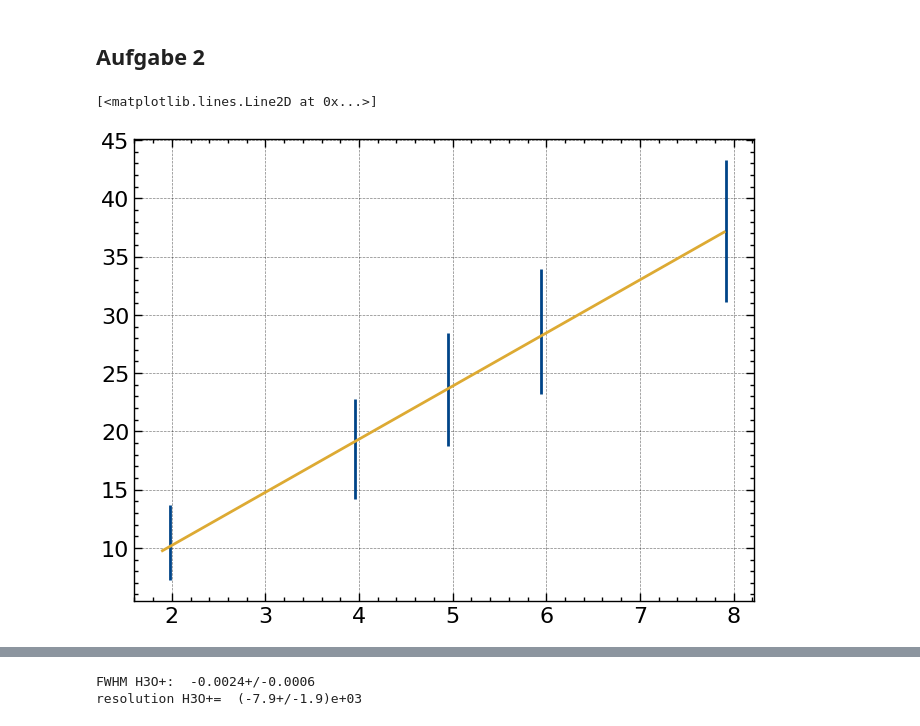
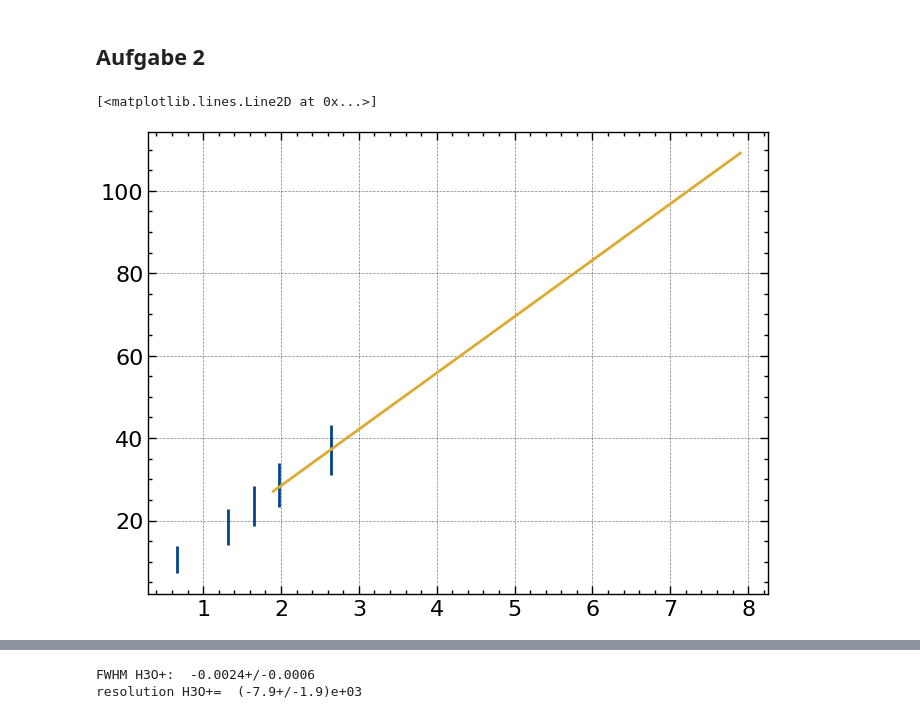
Before and after one commit to KemalOenen/advanced_labcourse, a Jupyter notebook: I002/data_analysis.ipynb, the cells around one changed output, grey strips where cells are left out. Cells and saved outputs as stored; diff of their text form; code cells hidden in the pictures.

```diff
--- a/I002/data_analysis.ipynb
+++ b/I002/data_analysis.ipynb
@@ -11,17 +11,17 @@ import pandas as pd
 # %%
 def linear_fit(x, a, b):
     return a*x+b
 #only a test but the data is right
 
-ppb_acetonitrile=np.array([1.98, 3.96, 4.95, 5.94, 7.92])
+ppb_acetonitrile=np.array([1.98, 3.96, 4.95, 5.94, 7.92])/3
 cps_acetonitrile=np.array([10.4634, 18.4677, 23.6138, 28.5725, 37.1830])
 cps_acetonitrile_uncert=np.sqrt(cps_acetonitrile)
 plt.errorbar(ppb_acetonitrile, cps_acetonitrile, yerr=cps_acetonitrile_uncert, ls='')
 
 popt, pcov=curve_fit(linear_fit, ppb_acetonitrile, cps_acetonitrile, p0=[1, 1])
 plt.plot(np.arange(1.9, 8, 0.1), linear_fit(np.arange(1.9, 8, 0.1), popt[0], popt[1]))
 # %% [output]
 [<matplotlib.lines.Line2D at 0x...>]
-[figure, old version]
+[figure, new version]
 # %%
 #calculations
```
Also changed, not shown: parts of 22 cells of this notebook.
